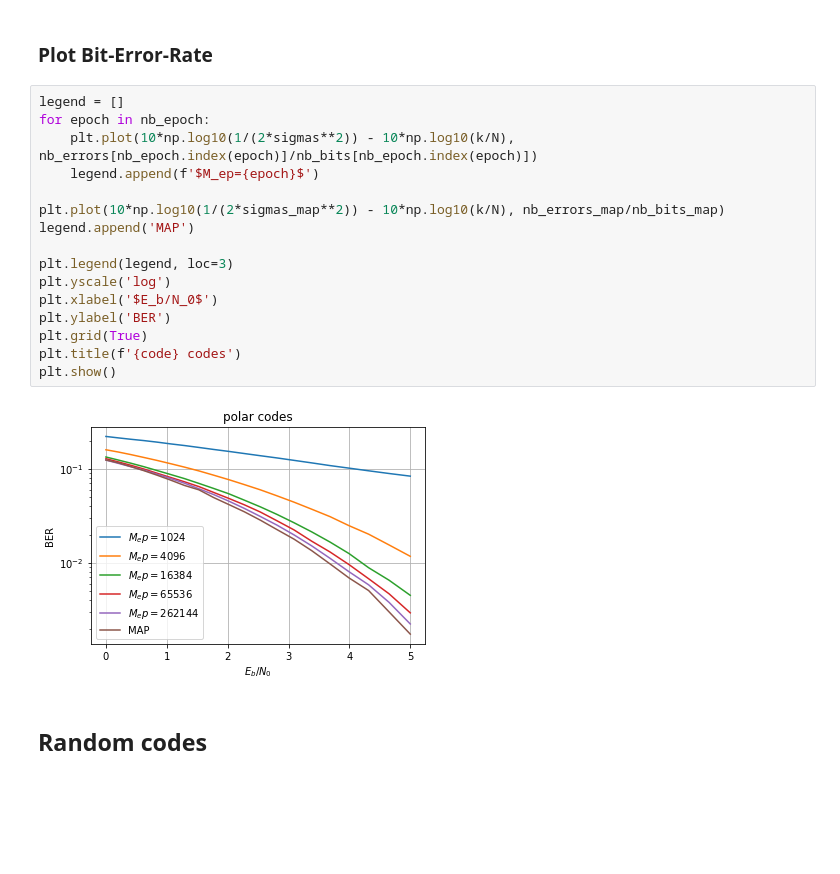
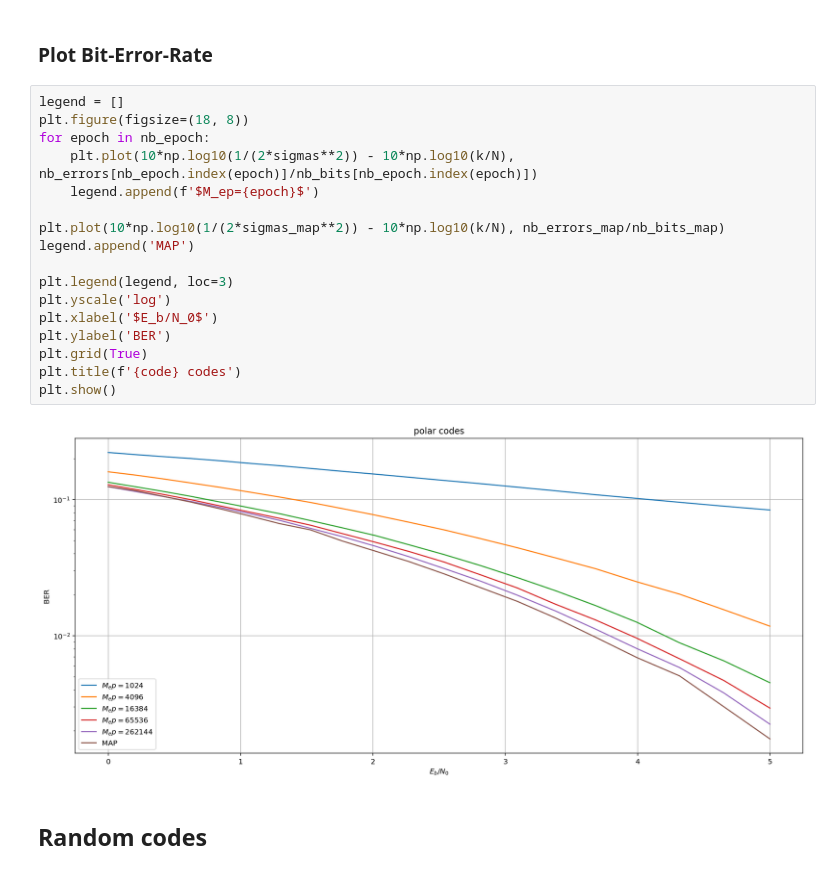
Before and after one commit to DArtemasov/DL-ChannelDecoding, a Jupyter notebook: notebooks/BER_Number_of_epochs.ipynb, the cells around one changed output. Drawn from its saved outputs; the diff is of its cells as text; blank space fills up the shorter version.

```diff
--- a/notebooks/BER_Number_of_epochs.ipynb
+++ b/notebooks/BER_Number_of_epochs.ipynb
@@ -352,22 +354,23 @@ nb_errors = np.loadtxt(f'eval_number_of_training_epochs/{code}/errors_{code}_{N}
 ### Plot Bit-Error-Rate
 # %%
 legend = []
+plt.figure(figsize=(18, 8))
 for epoch in nb_epoch:
     plt.plot(10*np.log10(1/(2*sigmas**2)) - 10*np.log10(k/N), nb_errors[nb_epoch.index(epoch)]/nb_bits[nb_epoch.index(epoch)])
     legend.append(f'$M_ep={epoch}$')
 
 plt.plot(10*np.log10(1/(2*sigmas_map**2)) - 10*np.log10(k/N), nb_errors_map/nb_bits_map)
 legend.append('MAP')
 
 plt.legend(legend, loc=3)
 plt.yscale('log')
 plt.xlabel('$E_b/N_0$')
 plt.ylabel('BER')
 plt.grid(True)
 plt.title(f'{code} codes')
 plt.show()
 # %% [output]
-[figure, old version]
+[figure, new version]
 # %% [markdown]
 ## Random codes
 # %%
```
Also changed, not shown: parts of 2 cells of this notebook, 30 other files.
